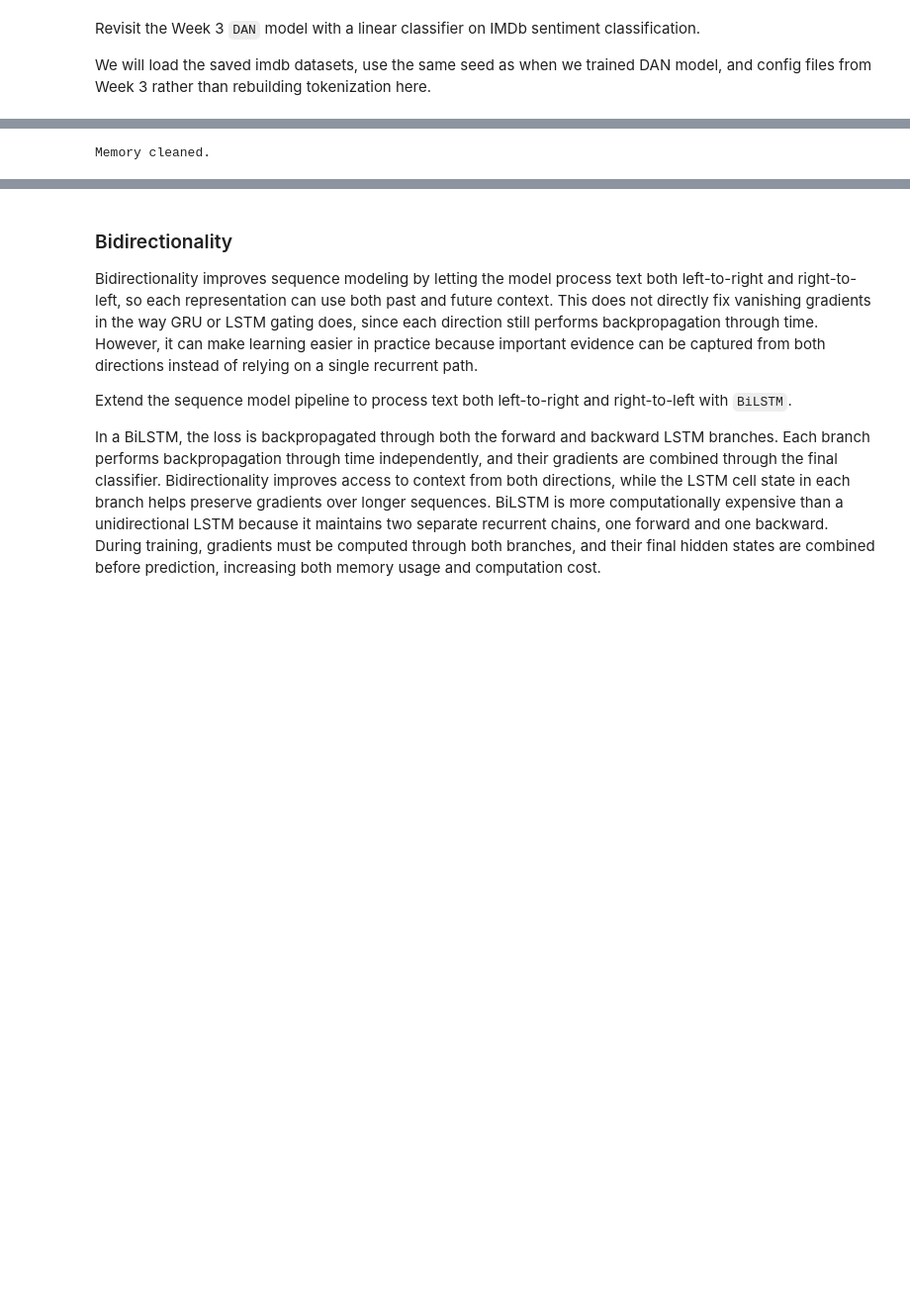
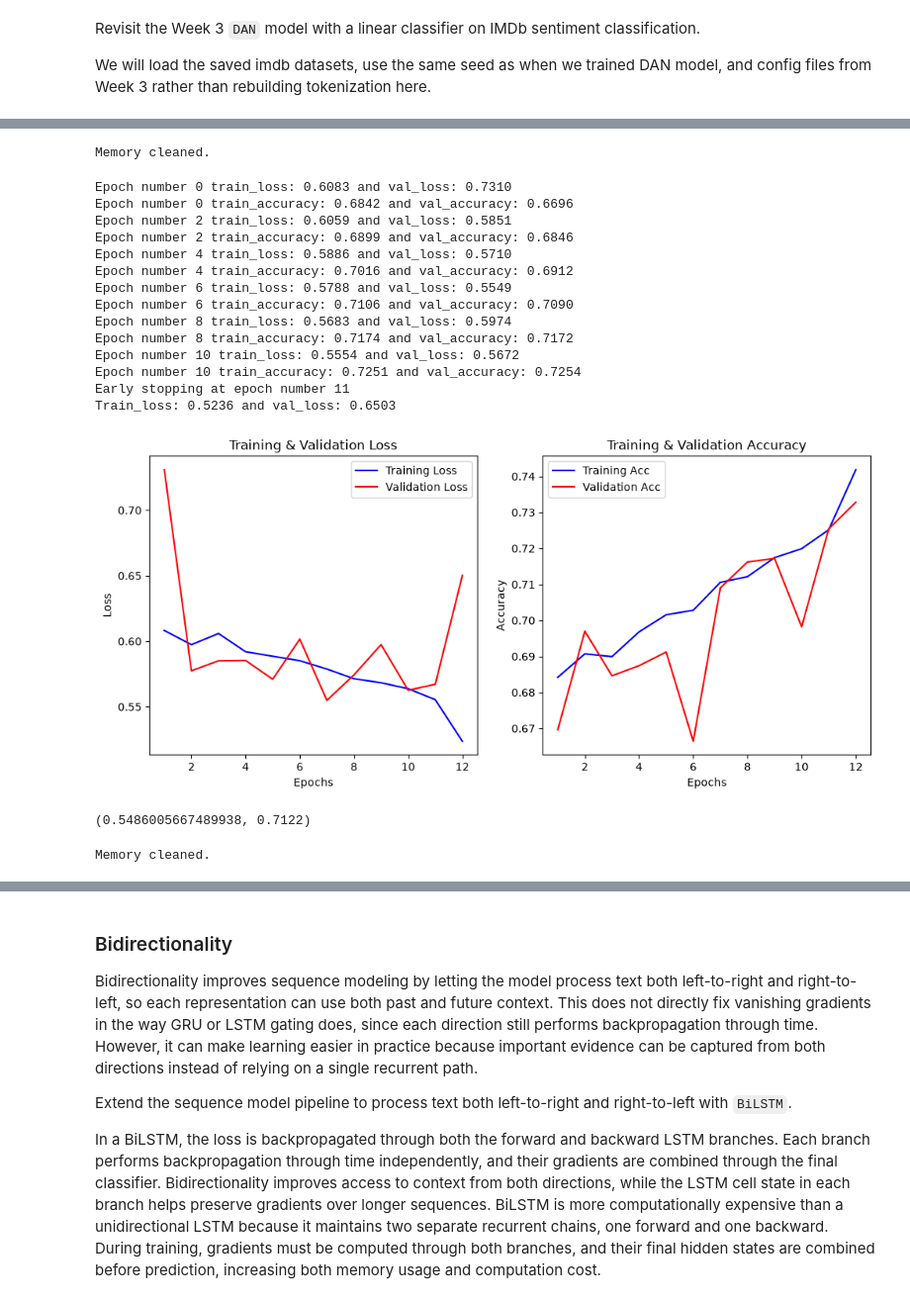
Before and after one commit to mdossett204/AI-maths-foundations, a Jupyter notebook: NLP-learning-notebooks/week4-sequence-models/Week_4_sequence_models.ipynb, the cells around one changed output, grey strips where cells are left out. Shown at 99% size. Saved outputs shown, nothing was run; the diff lists cells and outputs as text; code cells hidden in the pictures; blank space fills up the shorter version.

```diff
--- a/NLP-learning-notebooks/week4-sequence-models/Week_4_sequence_models.ipynb
+++ b/NLP-learning-notebooks/week4-sequence-models/Week_4_sequence_models.ipynb
@@ -147,9 +152,11 @@ class RNNModel(nn.Module):
 # %%
 hidden_size = 256
 num_layers = 1
-device = get_device()
 rnn_model = RNNModel(vocab_size, embedding_size, pad_id, hidden_size, num_layers).to(device)
-# rnn_model.embedding.weight.data.copy_(dan_model.embedding.weight.data)
+rnn_model.embedding.weight.data.copy_(embedding_layer.weight.data)
 criterion = nn.BCEWithLogitsLoss()
-# patience = 5
-# num_epochs = 30
+patience = 5
+num_epochs = 30
+clean_memory()
+# %% [output]
+Memory cleaned.
@@ -167,21 +163,36 @@ test_loader = DataLoader(test_ds, batch_size=16)
-# %%
-clean_memory()
-# %% [output]
-Memory cleaned.
 # %%
-# best_model = train_test_model(
-#     device = device,
-#     model = rnn_model,
-#     criterion=criterion,
-#     train_loader = train_loader,
-#     val_loader = val_loader,
-#     patience = patience,
-#     num_epochs=num_epochs,
-#     lr=1e-4,
-#     weight_decay=1e-5,
-#     is_binary=True,
-#     save_path="models/rnn_imdb"
-# )
+best_rnn_model = train_test_model(
+    device = device,
+    model = rnn_model,
+    criterion=criterion,
+    train_loader = train_loader,
+    val_loader = val_loader,
+    patience = patience,
+    num_epochs=num_epochs,
+    lr=1e-4,
+    weight_decay=1e-5,
+    is_binary=True,
+    save_path="models/rnn_imdb"
+)
+torch.save(best_rnn_model.state_dict(), "models/final_rnn_imdb.pt")
+# %% [output]
+Epoch number 0 train_loss: 0.6083 and val_loss: 0.7310
+Epoch number 0 train_accuracy: 0.6842 and val_accuracy: 0.6696
+Epoch number 2 train_loss: 0.6059 and val_loss: 0.5851
+Epoch number 2 train_accuracy: 0.6899 and val_accuracy: 0.6846
+Epoch number 4 train_loss: 0.5886 and val_loss: 0.5710
+Epoch number 4 train_accuracy: 0.7016 and val_accuracy: 0.6912
+Epoch number 6 train_loss: 0.5788 and val_loss: 0.5549
+Epoch number 6 train_accuracy: 0.7106 and val_accuracy: 0.7090
+Epoch number 8 train_loss: 0.5683 and val_loss: 0.5974
+Epoch number 8 train_accuracy: 0.7174 and val_accuracy: 0.7172
+Epoch number 10 train_loss: 0.5554 and val_loss: 0.5672
+Epoch number 10 train_accuracy: 0.7251 and val_accuracy: 0.7254
+Early stopping at epoch number 11
+Train_loss: 0.5236 and val_loss: 0.6503
+[figure, added]
 # %%
-# evaluate_model(model=best_model, data_loader=test_loader, criterion=criterion, device=device, is_binary=True)
+evaluate_model(model=best_rnn_model, data_loader=test_loader, criterion=criterion, device=device, is_binary=True)
+# %% [output]
+(0.5486005667489938, 0.7122)
 # %%
@@ -240 +234,18 @@ gru_model = GRUModel(
+# %%
+hidden_size = 256
+num_layers = 1
+gru_model = GRUModel(
+   vocab_size,
+    embedding_size,
+    pad_id,
+    hidden_size,
+    num_layers
+).to(device)
+gru_model.embedding.weight.data.copy_(embedding_layer.weight.data)
+criterion = nn.BCEWithLogitsLoss()
+patience = 5
+num_epochs = 30
+clean_memory()
+# %% [output]
+Memory cleaned.
 # %%
```
Also changed, not shown: parts of 33 cells of this notebook, 34 other files.
